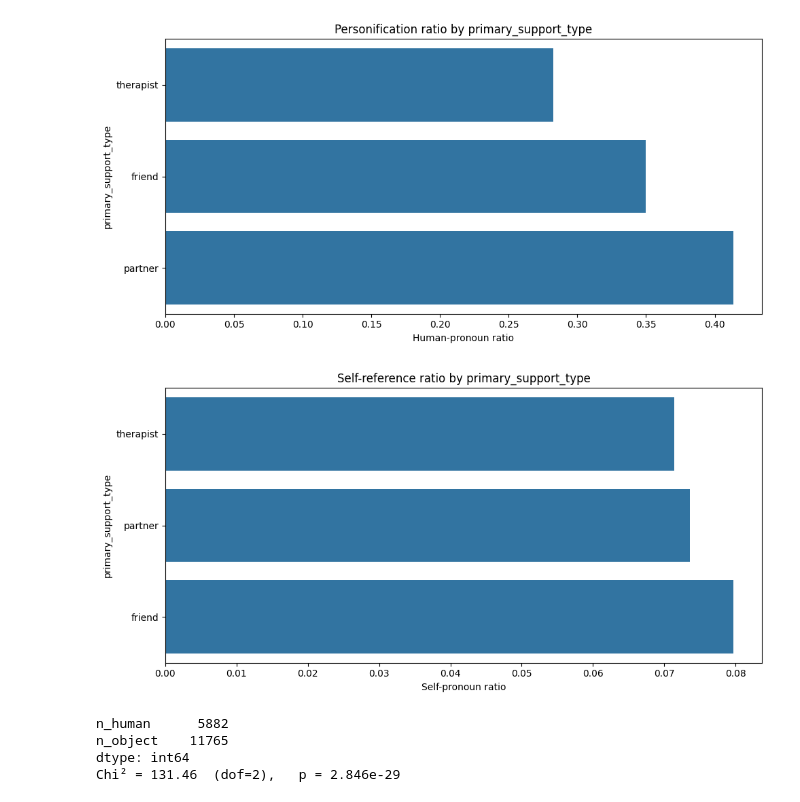
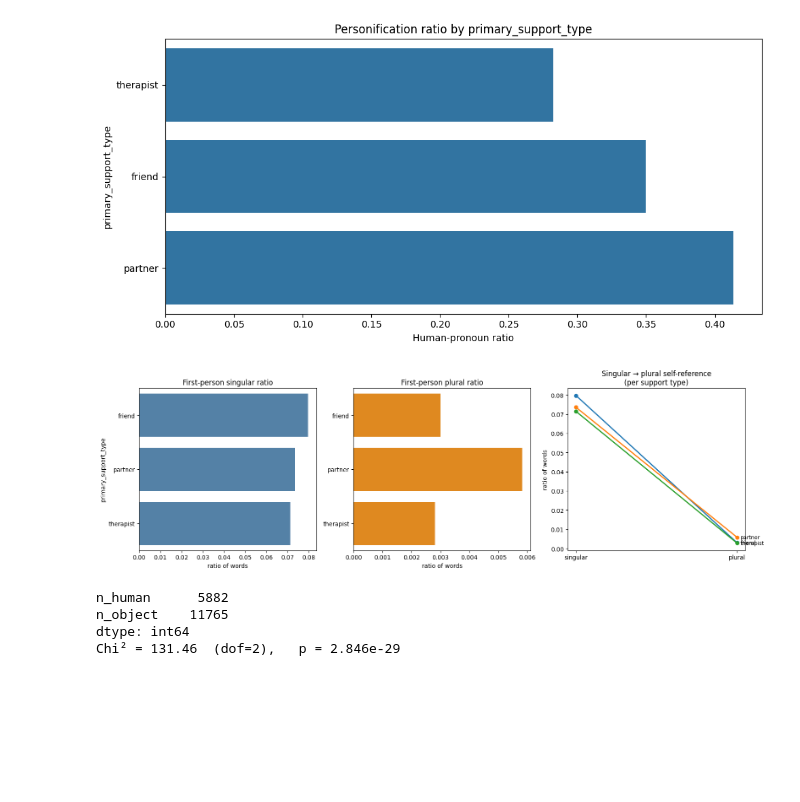
Before and after one commit to ankee07/SocKult25, a Jupyter notebook: Anne/pronoun_NER.ipynb, the cells around one changed output. Saved outputs shown, nothing was run; the diff lists cells and outputs as text; code cells hidden in the pictures; blank space fills up the shorter version.

```diff
--- a/Anne/pronoun_NER.ipynb
+++ b/Anne/pronoun_NER.ipynb
@@ -138,23 +147,58 @@ plt.tight_layout()
 plt.show()
 # %% [output]
 [figure]
-# %%
-# Visual for self-pronouns
-
-self_stats = (df.groupby(AGG_COL)['self_ratio']
-                .mean()
-                .dropna()
-                .sort_values())        # ascending for left-to-right
-
-plt.figure(figsize=(10,5))
-sns.barplot(y=self_stats.index, x=self_stats.values, orient='h')
-plt.xlabel('Self-pronoun ratio')
-plt.ylabel(AGG_COL)
-plt.title('Self-reference ratio by ' + AGG_COL)
-plt.tight_layout()
-plt.show()
-# %% [output]
-[figure, removed]
+# %%
+# Visuals for first person pronouns
+AGG_COL = 'primary_support_type'
+
+# 1) aggregate: mean ratios per group
+agg_ratios = (
+    df.groupby(AGG_COL)[['self_ratio_sg', 'self_ratio_pl']]
+      .mean()
+      .dropna()
+      .sort_values('self_ratio_sg', ascending=False)
+)
+
+# 2) three-panel figure
+fig, axes = plt.subplots(1, 3, figsize=(16, 5), sharey=False)
+
+# Panel A: first-person singular
+sns.barplot(ax=axes[0],
+            y=agg_ratios.index,
+            x=agg_ratios['self_ratio_sg'],
+            orient='h',
+            color='steelblue')
+axes[0].set_title('First-person singular ratio')
+axes[0].set_xlabel('ratio of words')
+axes[0].set_ylabel(AGG_COL)
+
+# Panel B: first-person plural
+sns.barplot(ax=axes[1],
+            y=agg_ratios.index,
+            x=agg_ratios['self_ratio_pl'],
+            orient='h',
+            color='darkorange')
+axes[1].set_title('First-person plural ratio')
+axes[1].set_xlabel('ratio of words')
+axes[1].set_ylabel('')
+
+# Panel C: singular vs. plural for each support type
+for label, row in agg_ratios.iterrows():
+    axes[2].plot([0, 1],                               # x-coords
+                 [row['self_ratio_sg'], row['self_ratio_pl']],
+                 marker='o', linewidth=2)
+    axes[2].text(1.02, row['self_ratio_pl'], label,    # label on the right
+                 va='center', fontsize=9)
+
+axes[2].set_xticks([0, 1])
+axes[2].set_xticklabels(['singular', 'plural'])
+axes[2].set_ylabel('ratio of words')
+axes[2].set_title('Singular → plural self-reference\n(per support type)')
+
+plt.tight_layout()
+plt.show()
+# %% [output]
+[figure, added]
 # %%
 ## Quantative tests on anthro-pronouns, do we want them?
 # %%
```
Also changed, not shown: parts of 8 cells of this notebook.
